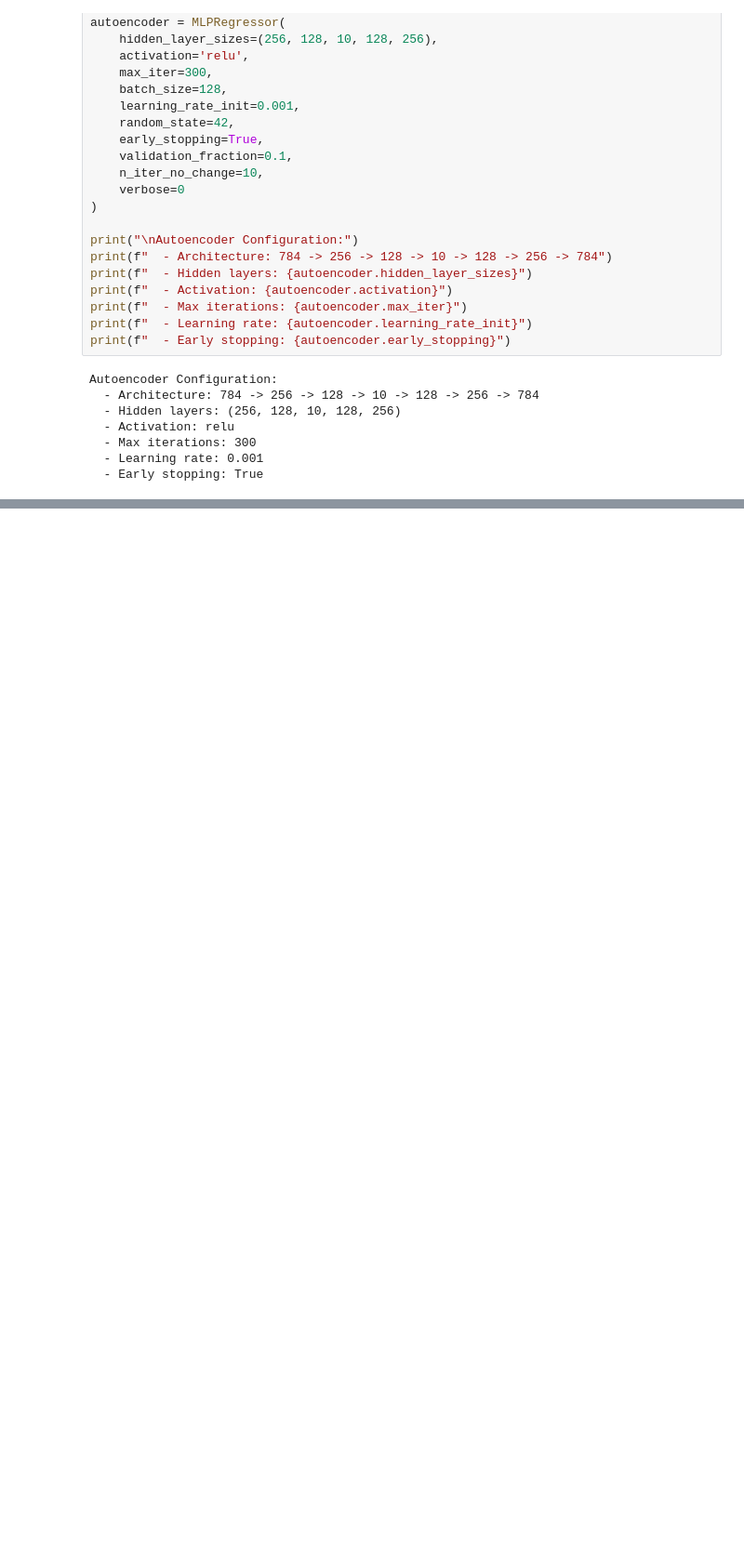
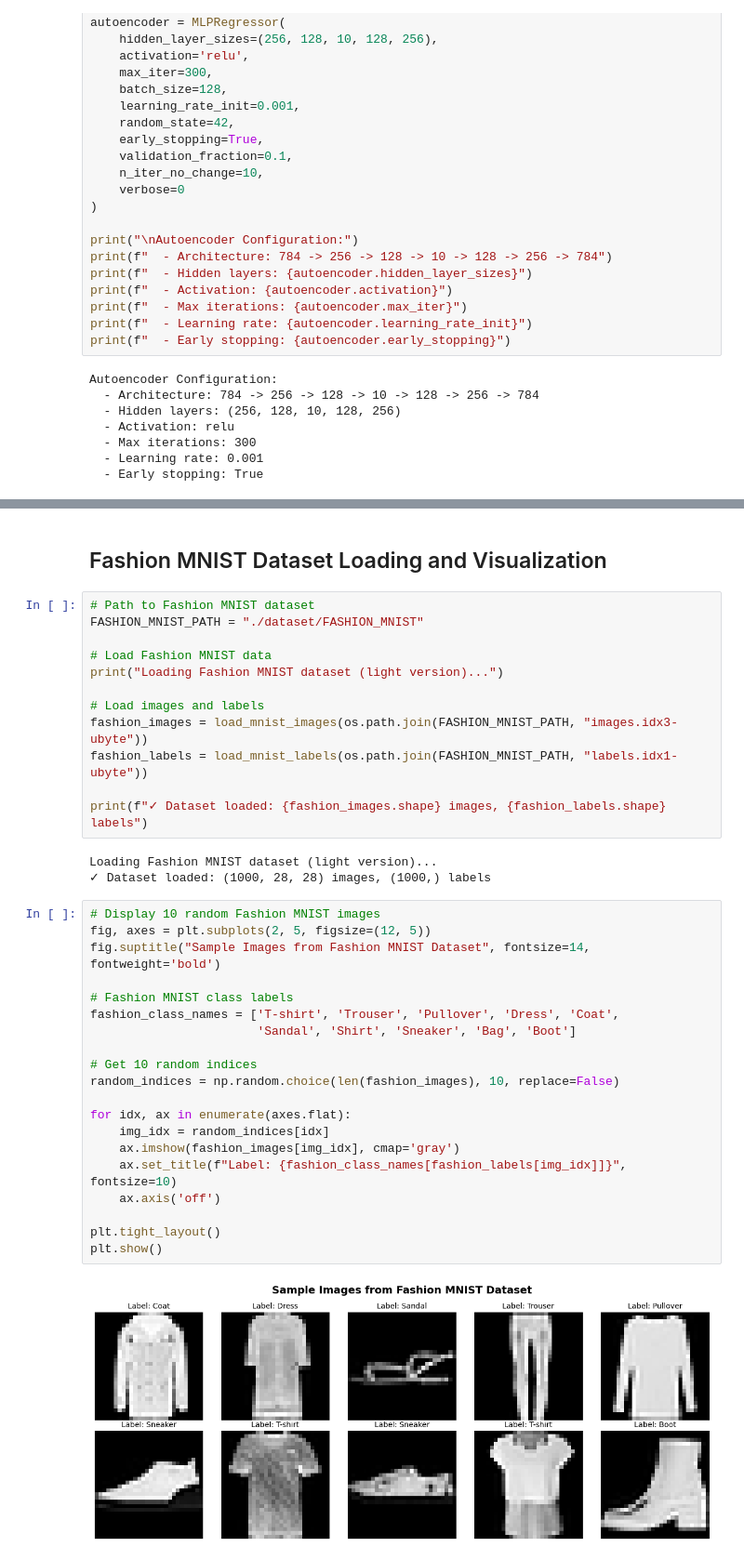
Before and after one commit to francois-thievon/MosAIk, a Jupyter notebook: demonstration/demo_mnist.ipynb, the cells around one changed output, grey strips where cells are left out. Shown: that part at 93% size. Cells and saved outputs as stored; diff of their text form; blank space fills up the shorter version.

Commit message:
Ajout base FASHION_MNIST

```diff
--- a/demonstration/demo_mnist.ipynb
+++ b/demonstration/demo_mnist.ipynb
@@ -420,0 +448,39 @@ Autoencoder Reconstruction Examples (Test Set):
+# %% [markdown]
+## Fashion MNIST Dataset Loading and Visualization
+# %%
+# Path to Fashion MNIST dataset
+FASHION_MNIST_PATH = "./dataset/FASHION_MNIST"
+
+# Load Fashion MNIST data
+print("Loading Fashion MNIST dataset (light version)...")
+
+# Load images and labels
+fashion_images = load_mnist_images(os.path.join(FASHION_MNIST_PATH, "images.idx3-ubyte"))
+fashion_labels = load_mnist_labels(os.path.join(FASHION_MNIST_PATH, "labels.idx1-ubyte"))
+
+print(f"✓ Dataset loaded: {fashion_images.shape} images, {fashion_labels.shape} labels")
+# %% [output]
+Loading Fashion MNIST dataset (light version)...
+✓ Dataset loaded: (1000, 28, 28) images, (1000,) labels
+# %%
+# Display 10 random Fashion MNIST images
+fig, axes = plt.subplots(2, 5, figsize=(12, 5))
+fig.suptitle("Sample Images from Fashion MNIST Dataset", fontsize=14, fontweight='bold')
+
+# Fashion MNIST class labels
+fashion_class_names = ['T-shirt', 'Trouser', 'Pullover', 'Dress', 'Coat',
+                       'Sandal', 'Shirt', 'Sneaker', 'Bag', 'Boot']
+
+# Get 10 random indices
+random_indices = np.random.choice(len(fashion_images), 10, replace=False)
+
+for idx, ax in enumerate(axes.flat):
+    img_idx = random_indices[idx]
+    ax.imshow(fashion_images[img_idx], cmap='gray')
+    ax.set_title(f"Label: {fashion_class_names[fashion_labels[img_idx]]}", fontsize=10)
+    ax.axis('off')
+
+plt.tight_layout()
+plt.show()
+# %% [output]
+[figure, added]
```
Also changed, not shown: parts of 6 cells of this notebook, 2 other files.
